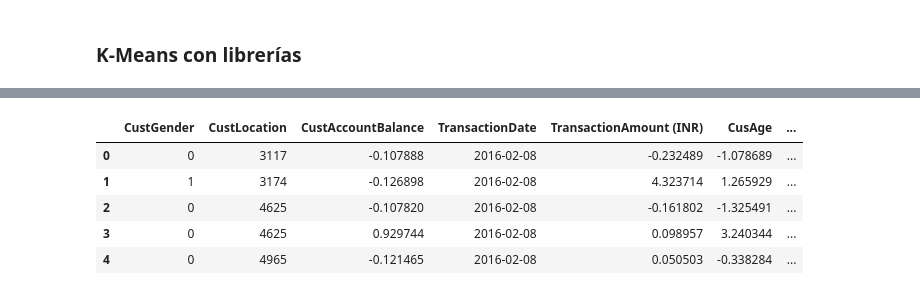
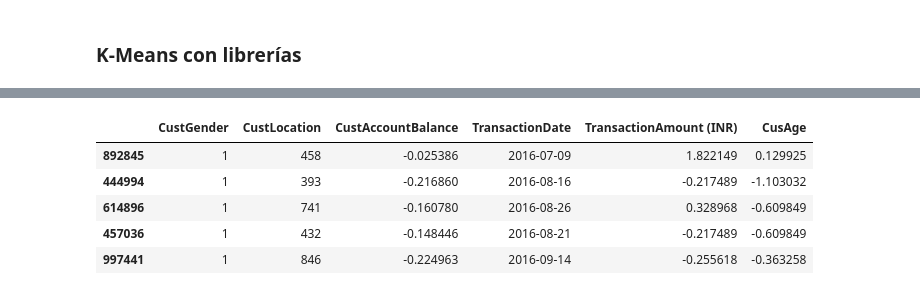
Before and after one commit to DanielMorales1103/Lab4-IA, a Jupyter notebook: lab4.ipynb, the cells around one changed output, grey strips where cells are left out. Drawn from its saved outputs; the diff is of its cells as text; code cells hidden in the pictures.

```diff
--- a/lab4.ipynb
+++ b/lab4.ipynb
@@ -76,6 +76,7 @@ from sklearn.metrics import silhouette_score, adjusted_rand_score
 import matplotlib.pyplot as plt
 
 df = pd.read_csv('bank_transactions.csv')
+df = df.sample(n=10000,random_state = 42)
 df
 # %% [output]
 |  | TransactionID | CustomerID | CustomerDOB | CustGender | CustLocation | CustAccountBalance | TransactionDate | ... |
@@ -322,9 +324,11 @@ import random
 from yellowbrick.cluster import KElbowVisualizer
 from sklearn.cluster import KMeans
 
+df_km = df1.copy()
+
 # Variables de segmentación
-X = df1[['CusAge', 'TransactionAmount (INR)']].values
-Y = df1[['CustLocation', 'TransactionAmount (INR)']].values
+X = df_km[['CusAge', 'TransactionAmount (INR)']].values
+Y = df_km[['CustLocation', 'TransactionAmount (INR)']].values
 
 
 #  KMeans clustering y método del codo
@@ -343,28 +347,28 @@ perform_elbow_method(Y, k_range=(2, 20), title='Método del codo para el cluster
 # %%
 # Cluster KMean  y centroides
 def kmeans_clustering(X, num_clusters):
     kmeans = KMeans(n_clusters=num_clusters, init='k-means++', random_state=42)
     cluster_labels = kmeans.fit_predict(X)
     cluster_centers = kmeans.cluster_centers_
     return cluster_labels, cluster_centers
 
 x_cluster_labels, x_cluster_centers = kmeans_clustering(X, num_clusters=6)
 y_cluster_labels, y_cluster_centers = kmeans_clustering(Y, num_clusters=7)
 
-df1['cluster_age'] = x_cluster_labels
-df1['cluster_location'] = y_cluster_labels
+df_km['cluster_age'] = x_cluster_labels
+df_km['cluster_location'] = y_cluster_labels
 
 # Add centroids to the DataFrame
-df1['cen_xx'] = df1.cluster_age.map({i: x_cluster_centers[i][0] for i in range(6)})
-df1['cen_xy'] = df1.cluster_age.map({i: x_cluster_centers[i][1] for i in range(6)})
-df1['cen_yx'] = df1.cluster_location.map({i: y_cluster_centers[i][0] for i in range(7)})
-df1['cen_yy'] = df1.cluster_location.map({i: y_cluster_centers[i][1] for i in range(7)})
+df_km['cen_xx'] = df_km.cluster_age.map({i: x_cluster_centers[i][0] for i in range(6)})
+df_km['cen_xy'] = df_km.cluster_age.map({i: x_cluster_centers[i][1] for i in range(6)})
+df_km['cen_yx'] = df_km.cluster_location.map({i: y_cluster_centers[i][0] for i in range(7)})
+df_km['cen_yy'] = df_km.cluster_location.map({i: y_cluster_centers[i][1] for i in range(7)})
 
 df1.head()
 # %% [output]
-|  | CustGender | CustLocation | CustAccountBalance | TransactionDate | TransactionAmount (INR) | CusAge | ... |
-| 0 | 0 | 3117 | -0.107888 | 2016-02-08 | -0.232489 | -1.078689 | ... |
-| 1 | 1 | 3174 | -0.126898 | 2016-02-08 | 4.323714 | 1.265929 | ... |
-| 2 | 0 | 4625 | -0.107820 | 2016-02-08 | -0.161802 | -1.325491 | ... |
-| 3 | 0 | 4625 | 0.929744 | 2016-02-08 | 0.098957 | 3.240344 | ... |
-| 4 | 0 | 4965 | -0.121465 | 2016-02-08 | 0.050503 | -0.338284 | ... |
+|  | CustGender | CustLocation | CustAccountBalance | TransactionDate | TransactionAmount (INR) | CusAge |
+| 892845 | 1 | 458 | -0.025386 | 2016-07-09 | 1.822149 | 0.129925 |
+| 444994 | 1 | 393 | -0.216860 | 2016-08-16 | -0.217489 | -1.103032 |
+| 614896 | 1 | 741 | -0.160780 | 2016-08-26 | 0.328968 | -0.609849 |
+| 457036 | 1 | 432 | -0.148446 | 2016-08-21 | -0.217489 | -0.609849 |
+| 997441 | 1 | 846 | -0.224963 | 2016-09-14 | -0.255618 | -0.363258 |
```
Also changed, not shown: parts of 17 cells of this notebook.
